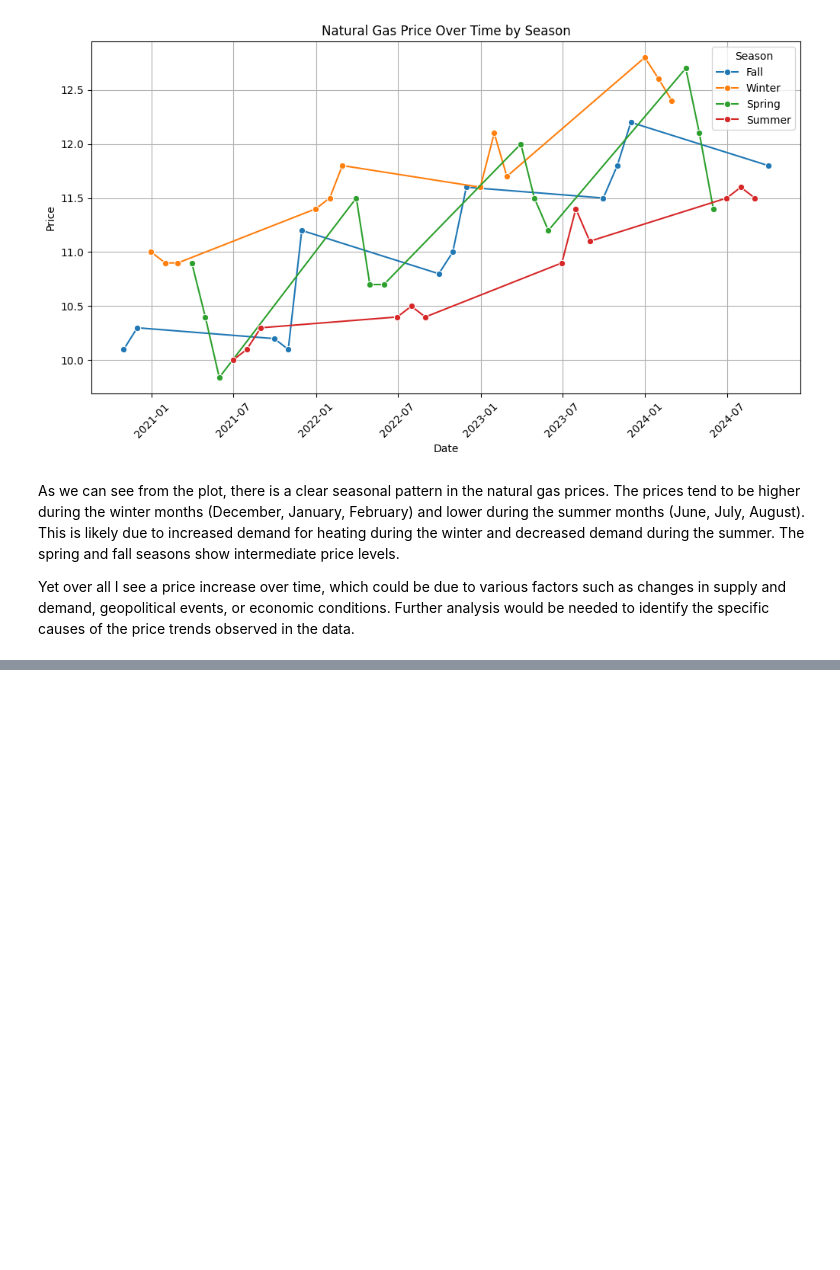
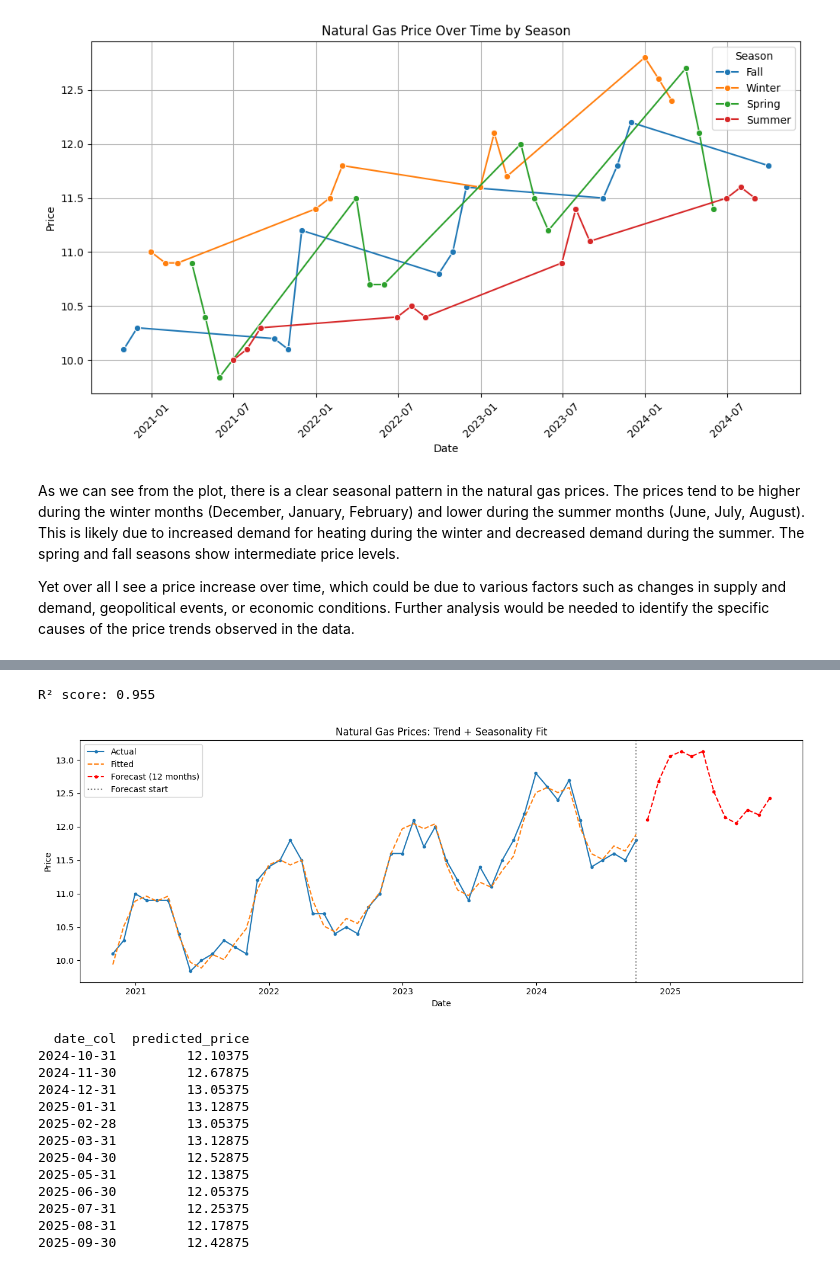
Before and after one commit to saroshfarhan/jpmc_data, a Jupyter notebook: task1/task1.ipynb, the cells around one changed output, grey strips where cells are left out. Saved outputs shown, nothing was run; the diff lists cells and outputs as text; code cells hidden in the pictures; blank space fills up the shorter version.

Commit message:
added more exeprimenst and zeroed in a model with best parameters.

```diff
--- a/task1/task1.ipynb
+++ b/task1/task1.ipynb
@@ -146,0 +153,69 @@ Yet over all I see a price increase over time, which could be due to various fac
+# %%
+# --- Feature Engineering ---
+data = data.sort_values('date_col').reset_index(drop=True)
+data['time_index'] = np.arange(len(data))
+
+# Month dummies for seasonality
+month_dummies = pd.get_dummies(data['Months'], prefix='month', drop_first=True)
+data = pd.concat([data, month_dummies], axis=1)
+
+month_cols = [c for c in data.columns if c.startswith('month_')]
+X = data[['time_index'] + month_cols]
+y = data['Prices']
+
+# --- Fit Model ---
+model = LinearRegression()
+model.fit(X, y)
+data['fitted'] = model.predict(X)
+
+print(f"R² score: {model.score(X, y):.3f}")
+
+# --- Forecast 12 months into the future ---
+last_date = data['date_col'].max()
+future_dates = pd.date_range(start=last_date + pd.DateOffset(months=1), periods=12, freq='ME')
+
+future_df = pd.DataFrame({'date_col': future_dates})
+future_df['time_index'] = np.arange(len(data), len(data) + 12)
+future_df['Months'] = future_df['date_col'].dt.month_name()
+
+future_dummies = pd.get_dummies(future_df['Months'], prefix='month')
+future_df = pd.concat([future_df, future_dummies], axis=1)
+
+# Ensure same columns as training
+for col in month_cols:
+    if col not in future_df.columns:
+        future_df[col] = 0
+
+future_df['predicted_price'] = model.predict(future_df[['time_index'] + month_cols])
+
+# --- Plot ---
+plt.figure(figsize=(13, 5))
+plt.plot(data['date_col'], data['Prices'], label='Actual', marker='o', markersize=3)
+plt.plot(data['date_col'], data['fitted'], label='Fitted', linestyle='--')
+plt.plot(future_df['date_col'], future_df['predicted_price'], label='Forecast (12 months)', linestyle='--', color='red', marker='o', markersize=3)
+plt.axvline(x=last_date, color='gray', linestyle=':', label='Forecast start')
+plt.xlabel('Date')
+plt.ylabel('Price')
+plt.title('Natural Gas Prices: Trend + Seasonality Fit')
+plt.legend()
+plt.tight_layout()
+plt.show()
+
+# --- View forecast ---
+print(future_df[['date_col', 'predicted_price']].to_string(index=False))
+# %% [output]
+R² score: 0.955
+[figure, added]
+  date_col  predicted_price
+2024-10-31         12.10375
+2024-11-30         12.67875
+2024-12-31         13.05375
+2025-01-31         13.12875
+2025-02-28         13.05375
+2025-03-31         13.12875
+2025-04-30         12.52875
+2025-05-31         12.13875
+2025-06-30         12.05375
+2025-07-31         12.25375
+2025-08-31         12.17875
+2025-09-30         12.42875
```
Also changed, not shown: parts of 14 cells of this notebook, 3 other files.
